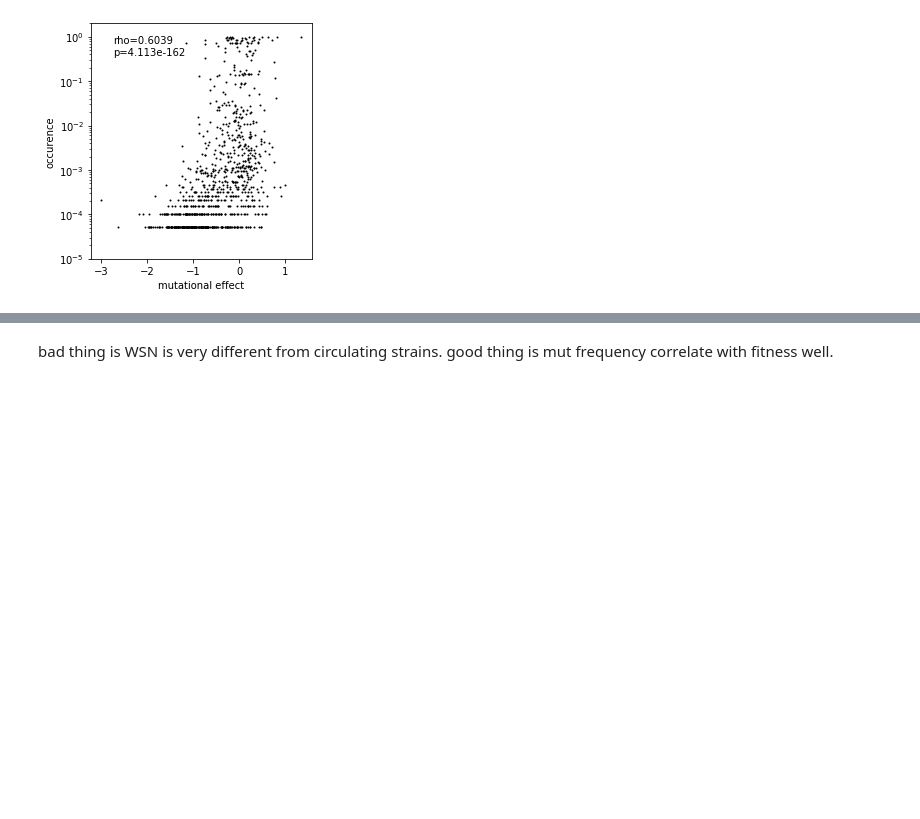
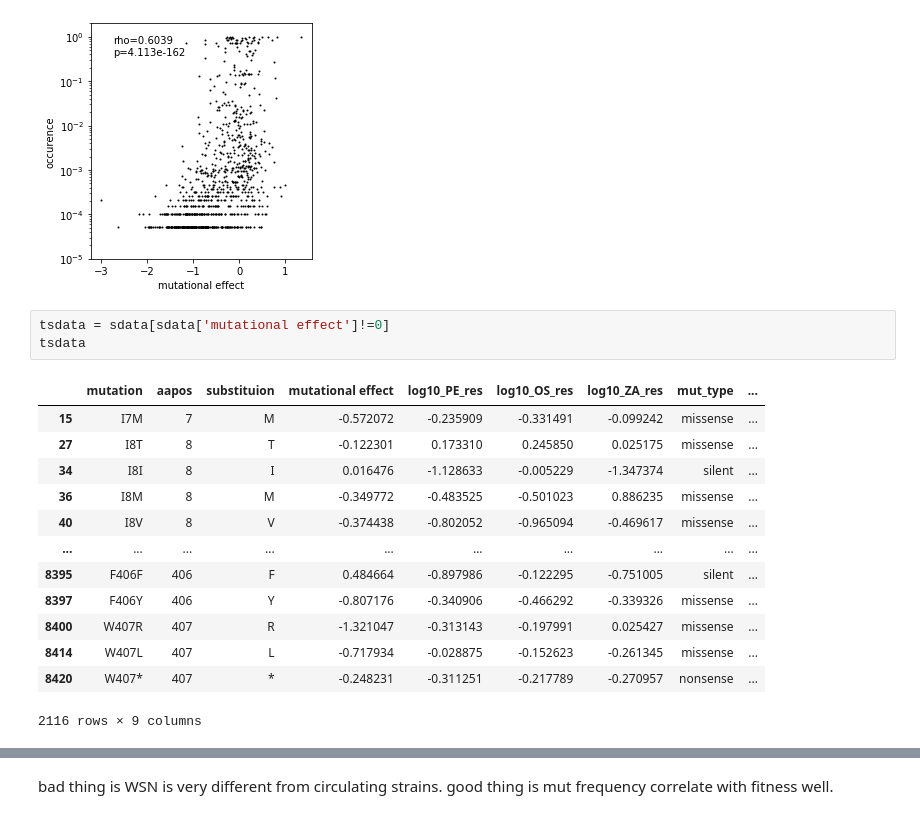
Before and after one commit to Tian-hao/flu_NA, a Jupyter notebook: NA_NOA.ipynb, the cells around one changed output, grey strips where cells are left out. Cells and saved outputs as stored; diff of their text form; blank space fills up the shorter version.

```diff
--- a/NA_NOA.ipynb
+++ b/NA_NOA.ipynb
@@ -368,3 +399,20 @@ plt.tight_layout()
 plt.savefig('natural_occurence_fitness.png',dpi=600)
 # %% [output]
 [figure]
+# %%
+tsdata = sdata[sdata['mutational effect']!=0]
+tsdata
+# %% [output]
+|  | mutation | aapos | substituion | mutational effect | log10_PE_res | log10_OS_res | log10_ZA_res | mut_type | ... |
+| 15 | I7M | 7 | M | -0.572072 | -0.235909 | -0.331491 | -0.099242 | missense | ... |
+| 27 | I8T | 8 | T | -0.122301 | 0.173310 | 0.245850 | 0.025175 | missense | ... |
+| 34 | I8I | 8 | I | 0.016476 | -1.128633 | -0.005229 | -1.347374 | silent | ... |
+| 36 | I8M | 8 | M | -0.349772 | -0.483525 | -0.501023 | 0.886235 | missense | ... |
+| 40 | I8V | 8 | V | -0.374438 | -0.802052 | -0.965094 | -0.469617 | missense | ... |
+| ... | ... | ... | ... | ... | ... | ... | ... | ... | ... |
+| 8395 | F406F | 406 | F | 0.484664 | -0.897986 | -0.122295 | -0.751005 | silent | ... |
+| 8397 | F406Y | 406 | Y | -0.807176 | -0.340906 | -0.466292 | -0.339326 | missense | ... |
+| 8400 | W407R | 407 | R | -1.321047 | -0.313143 | -0.197991 | 0.025427 | missense | ... |
+| 8414 | W407L | 407 | L | -0.717934 | -0.028875 | -0.152623 | -0.261345 | missense | ... |
+| 8420 | W407* | 407 | * | -0.248231 | -0.311251 | -0.217789 | -0.270957 | nonsense | ... |
+2116 rows × 9 columns
```
Also changed, not shown: parts of 6 cells of this notebook.
